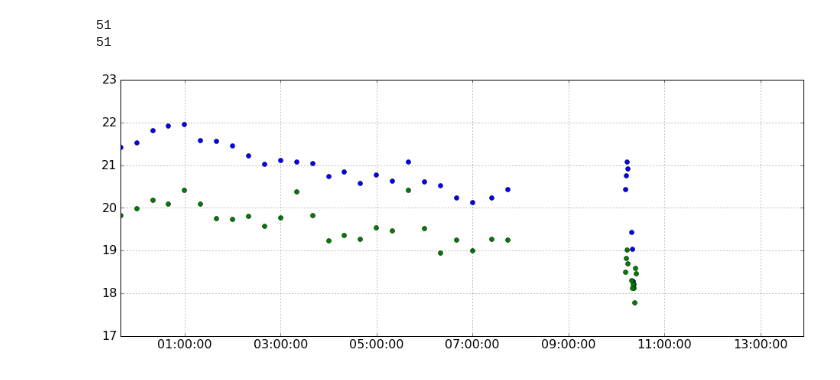
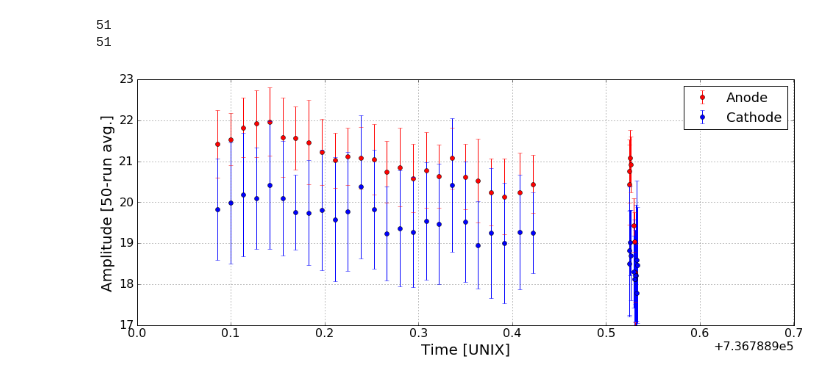
Before and after one commit to davidc1/PrM, a Jupyter notebook: WFdisplay.ipynb, the cells around one changed output. Cells and saved outputs as stored; diff of their text form; code cells hidden in the pictures.

```diff
--- a/WFdisplay.ipynb
+++ b/WFdisplay.ipynb
@@ -51,0 +55,18 @@ def QaQcSTATS(ev_wf_v):
+# %%
+datafile = PATH + datafile_v[0]
+ev_wf_v = GetWaveforms(datafile)
+time = gettime(datafile_v[0])
+dt = 0.0005
+time_v = np.linspace(0,dt*len(ev_wf_v[0][0]),len(ev_wf_v[0][0]))
+
+
+fig = plt.figure(figsize=(10,6))
+plt.plot(time_v,ev_wf_v[0][0],color='r',label='Anode')
+plt.plot(time_v,ev_wf_v[0][1],color='b',label='Cathode')
+plt.grid()
+plt.legend(loc=1)
+plt.xlabel('Time [ms]',fontsize=20)
+plt.ylabel('Amplitude [mV]',fontsize=20)
+plt.title('Time : %s'%time)
+plt.ylim([-0.025,0.025])
+plt.show()
@@ -101,15 +122,24 @@ At 2018-04-05 01:19:29 Qa : 21.59 +/- 0.96 mV Qc : -20.09 +/- 1.40 mV
 # %%
 fig = plt.figure(figsize=(16,6))
 
 print len(date_v)
 print len(Qa_avg_v)
 
-plt.plot_date(date_v,np.abs(Qa_avg_v))
-plt.plot_date(date_v,np.abs(Qc_avg_v))
+#plt.plot_date(date_v,np.abs(Qa_avg_v))
+#plt.plot_date(date_v,np.abs(Qc_avg_v))
+
+plt.errorbar(date_v,np.abs(Qa_avg_v),yerr=Qa_rms_v,fmt='o',color='r',label='Anode')
+plt.errorbar(date_v,np.abs(Qc_avg_v),yerr=Qc_rms_v,fmt='o',color='b',label='Cathode')
+
+#plt.xlim([7.2e5,7.4e5])
+
 plt.ylim([17,23])
 plt.grid()
+plt.legend(numpoints=1,fontsize=18)
+plt.xlabel('Time [UNIX]',fontsize=20)
+plt.ylabel('Amplitude [50-run avg.]',fontsize=20)
 plt.show()
 # %% [output]
 51
 51
-[figure, old version]
+[figure, new version]
```
Also changed, not shown: parts of 4 cells of this notebook.
